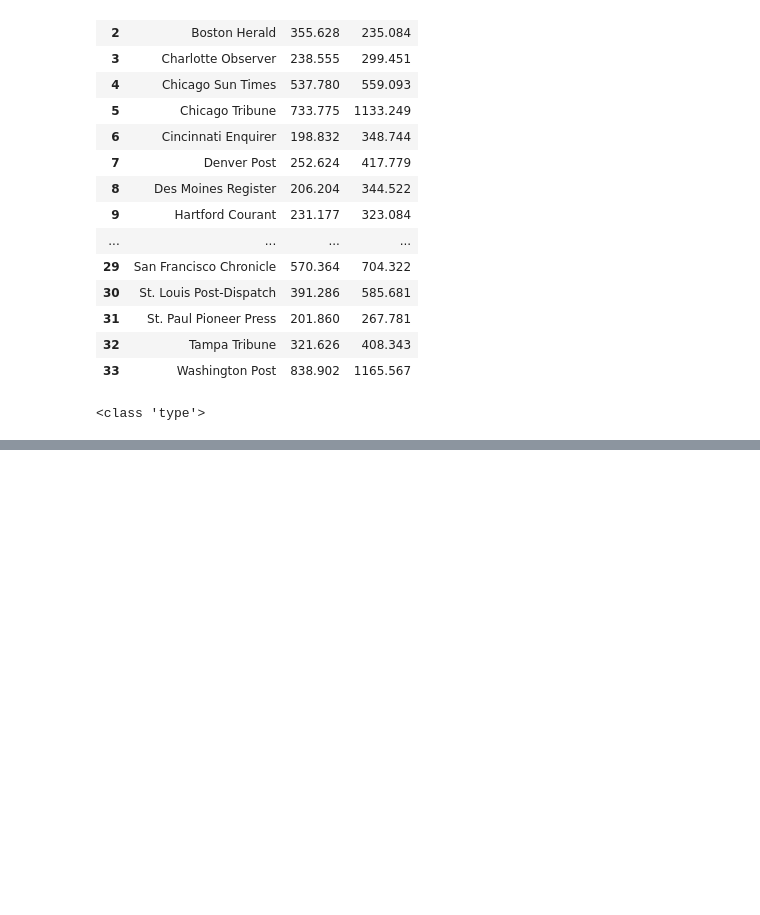
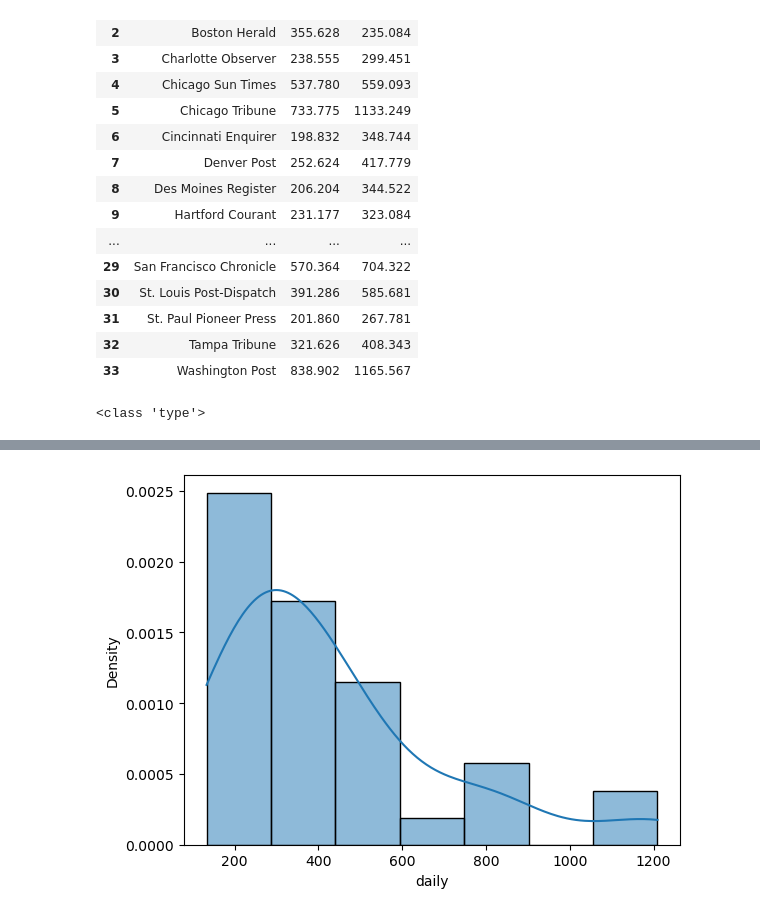
Before and after one commit to shashi-naidu/aiml_shashi, a Jupyter notebook: LinearRegression.ipynb, the cells around one changed output, grey strips where cells are left out. Drawn from its saved outputs; the diff is of its cells as text; code cells hidden in the pictures; blank space fills up the shorter version.

```diff
--- a/LinearRegression.ipynb
+++ b/LinearRegression.ipynb
@@ -32,0 +72,5 @@ print(type)
+# %%
+sns.histplot(data1["daily"], kde=True,stat="density")
+plt.show()
+# %% [output]
+[figure, added]
```
Also changed, not shown: parts of 26 cells of this notebook.
